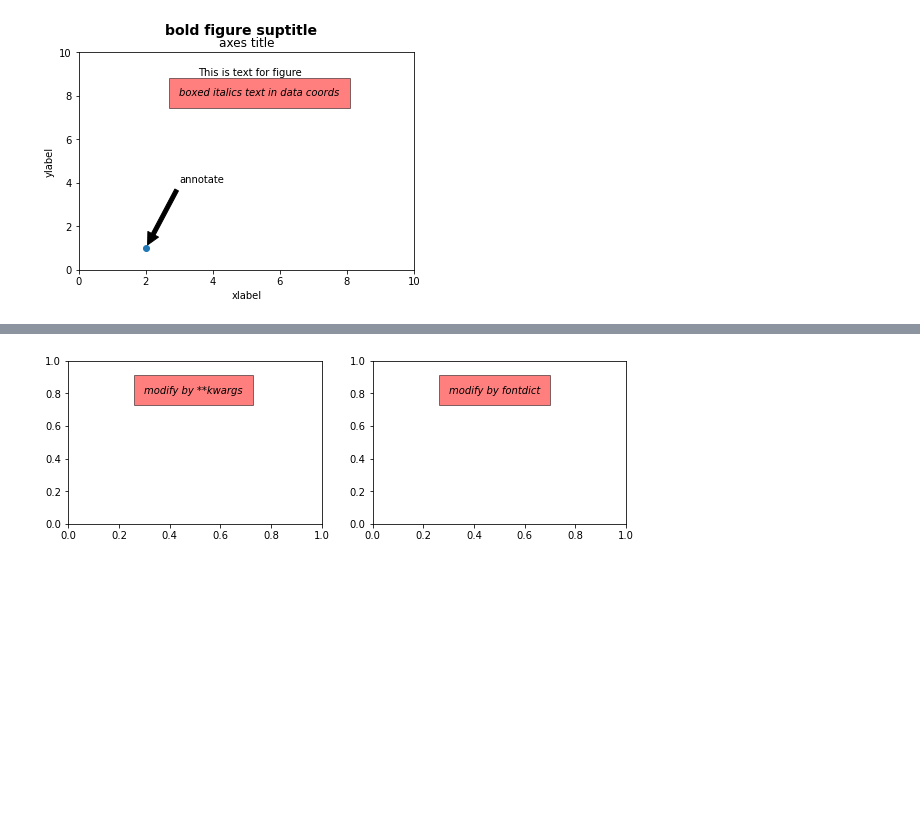
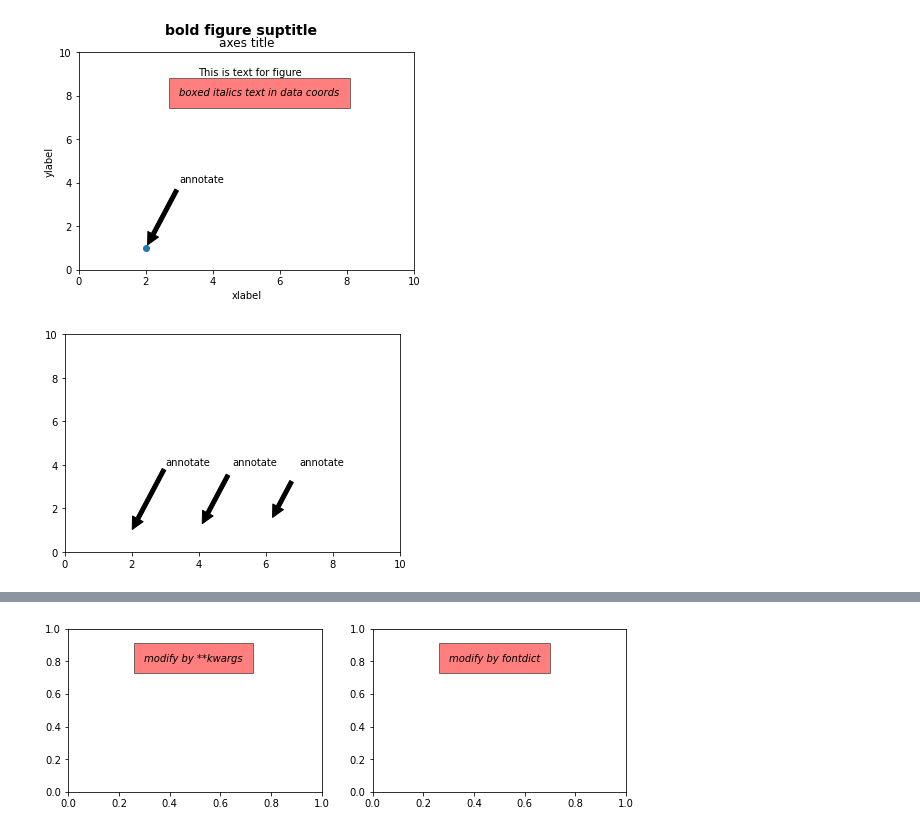
Before and after one commit to sorker/MatplotlibLearning, a Jupyter notebook: day_4.ipynb, the cells around one changed output, grey strips where cells are left out. Saved outputs shown, nothing was run; the diff lists cells and outputs as text; code cells hidden in the pictures; blank space fills up the shorter version.

```diff
--- a/day_4.ipynb
+++ b/day_4.ipynb
@@ -46,3 +47,14 @@ ax.plot([2], [1], 'o')
 ax.annotate('annotate', xy=(2, 1), xytext=(3, 4),arrowprops=dict(facecolor='black', shrink=0.05));
 # %% [output]
 [figure]
+# %%
+fig = plt.figure()
+ax = fig.add_subplot()
+# 设置x和y轴显示范围均为0到10
+ax.axis([0, 10, 0, 10])
+# ax.plot([2], [1], 'o')
+ax.annotate('annotate', xy=(2, 1), xytext=(3, 4),arrowprops=dict(facecolor='black', shrink=0.01));
+ax.annotate('annotate', xy=(4, 1), xytext=(5, 4),arrowprops=dict(facecolor='black', shrink=0.1));
+ax.annotate('annotate', xy=(6, 1), xytext=(7, 4),arrowprops=dict(facecolor='black', shrink=0.2));
+# %% [output]
+[figure, added]
```
Also changed, not shown: parts of 34 cells of this notebook, 1 other file.
